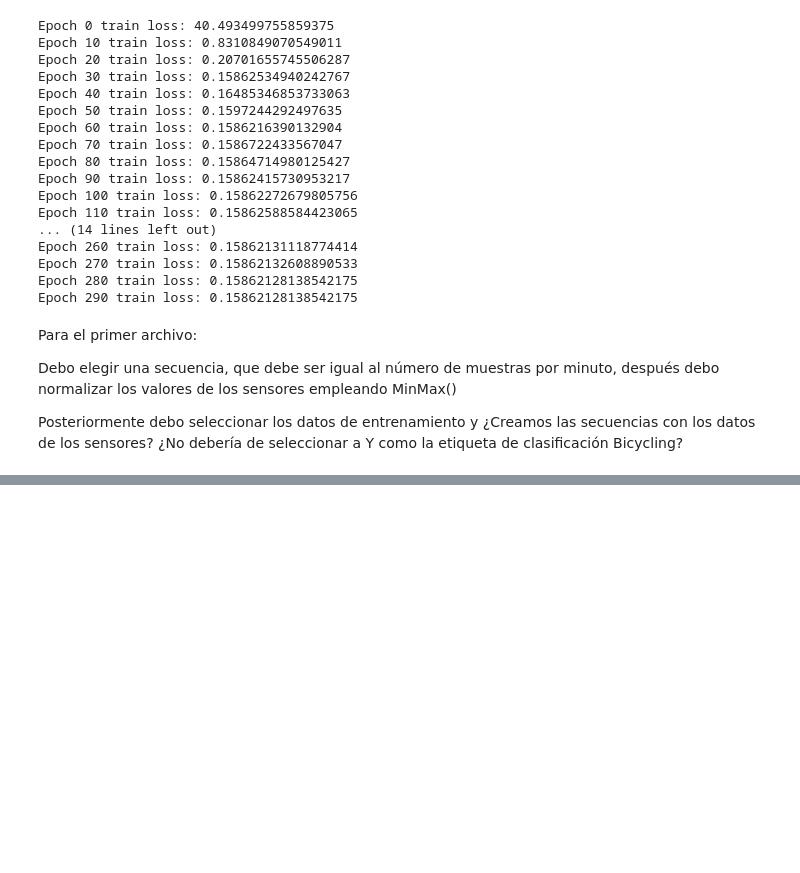
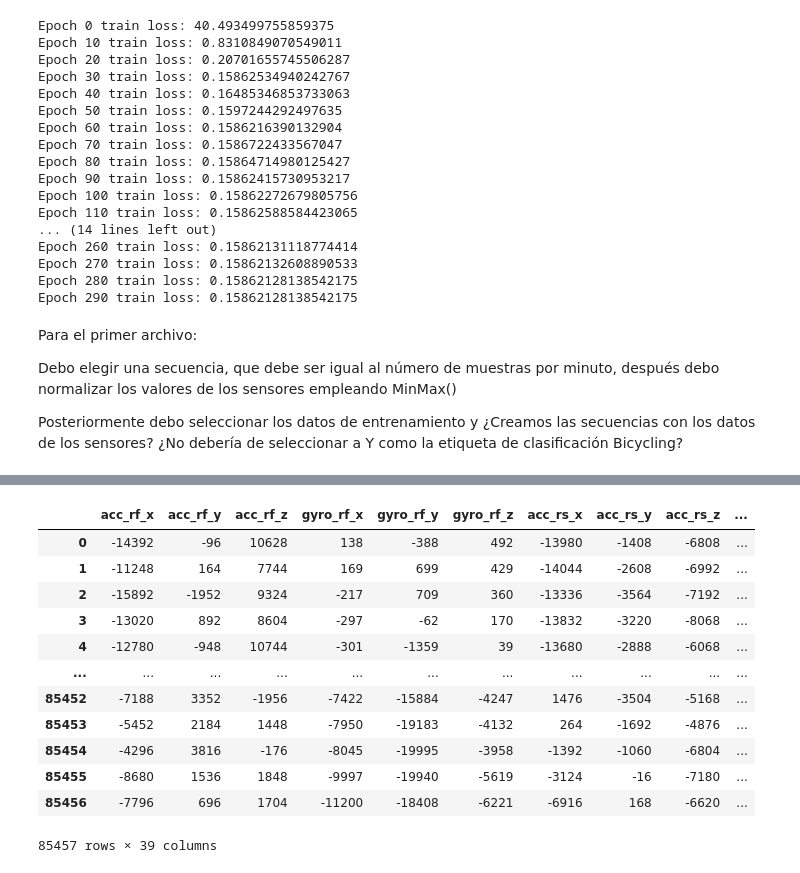
Before and after one commit to josolmedo/Tesis, a Jupyter notebook: LSTM_SERIES_DE_TIEMPO.ipynb, the cells around one changed output, grey strips where cells are left out. Saved outputs shown, nothing was run; the diff lists cells and outputs as text; code cells hidden in the pictures; blank space fills up the shorter version.

```diff
--- a/LSTM_SERIES_DE_TIEMPO.ipynb
+++ b/LSTM_SERIES_DE_TIEMPO.ipynb
@@ -689,3 +689,17 @@ Para el primer archivo:
 Debo elegir una secuencia, que debe ser igual al número de muestras por minuto, después debo normalizar los valores de los sensores empleando MinMax()
 
 Posteriormente debo seleccionar los datos de entrenamiento y ¿Creamos las secuencias con los datos de los sensores? ¿No debería de seleccionar a Y como la etiqueta de clasificación Bicycling?
+# %%
+# Define el nombre del archivo que se va a leer.
+lista_archivos=[]
+lista_nombres=[]
+for i in range (0,10,1):
+  lista_archivos.append('nombre_archivo'+str(i))
+  lista_nombres.append('HuGaDB_v1_bicycling_01_0' + str(i)+'.txt')
+
+for i in range(10,19,1):
+  lista_nombres.append('HuGaDB_v1_bicycling_01_' + str(i)+'.txt')
+
+print(lista_archivos)
+print('\n')
+print(lista_nombres)
@@ -691,0 +711,41 @@ Posteriormente debo seleccionar los datos de entrenamiento y ¿Creamos las secue
+# %%
+import pandas as pd
+
+archivo_salida = 'Ciclismo'
+lista_dataframes = []
+
+for i in range(0, 10,1):
+    # Leer todas las líneas del archivo de entrada
+    with open(lista_nombres[i], 'r') as f:
+        lineas = f.readlines()
+
+    # Excluir las tres primeras líneas
+    lineas_sin_tres_primeras = lineas[3:]
+
+    # Escribir las líneas restantes en el archivo de salida
+    with open(archivo_salida, 'w') as f:
+        f.writelines(lineas_sin_tres_primeras)
+
+    # Leer el contenido del archivo de salida y convertirlo a un DataFrame
+    df = pd.read_csv(archivo_salida, sep='\t', header=0)
+    lista_dataframes.append(df)  # Agregar el DataFrame a la lista
+
+# Combinar todos los DataFrames en uno solo
+df_combinado = pd.concat(lista_dataframes, ignore_index=True)
+
+# Mostrar el DataFrame combinado
+df_combinado
+# %% [output]
+|  | acc_rf_x | acc_rf_y | acc_rf_z | gyro_rf_x | gyro_rf_y | gyro_rf_z | acc_rs_x | acc_rs_y | acc_rs_z | ... |
+| 0 | -14392 | -96 | 10628 | 138 | -388 | 492 | -13980 | -1408 | -6808 | ... |
+| 1 | -11248 | 164 | 7744 | 169 | 699 | 429 | -14044 | -2608 | -6992 | ... |
+| 2 | -15892 | -1952 | 9324 | -217 | 709 | 360 | -13336 | -3564 | -7192 | ... |
+| 3 | -13020 | 892 | 8604 | -297 | -62 | 170 | -13832 | -3220 | -8068 | ... |
+| 4 | -12780 | -948 | 10744 | -301 | -1359 | 39 | -13680 | -2888 | -6068 | ... |
+| ... | ... | ... | ... | ... | ... | ... | ... | ... | ... | ... |
+| 85452 | -7188 | 3352 | -1956 | -7422 | -15884 | -4247 | 1476 | -3504 | -5168 | ... |
+| 85453 | -5452 | 2184 | 1448 | -7950 | -19183 | -4132 | 264 | -1692 | -4876 | ... |
+| 85454 | -4296 | 3816 | -176 | -8045 | -19995 | -3958 | -1392 | -1060 | -6804 | ... |
+| 85455 | -8680 | 1536 | 1848 | -9997 | -19940 | -5619 | -3124 | -16 | -7180 | ... |
+| 85456 | -7796 | 696 | 1704 | -11200 | -18408 | -6221 | -6916 | 168 | -6620 | ... |
+85457 rows × 39 columns
```
Also changed, not shown: parts of 2 cells of this notebook.
